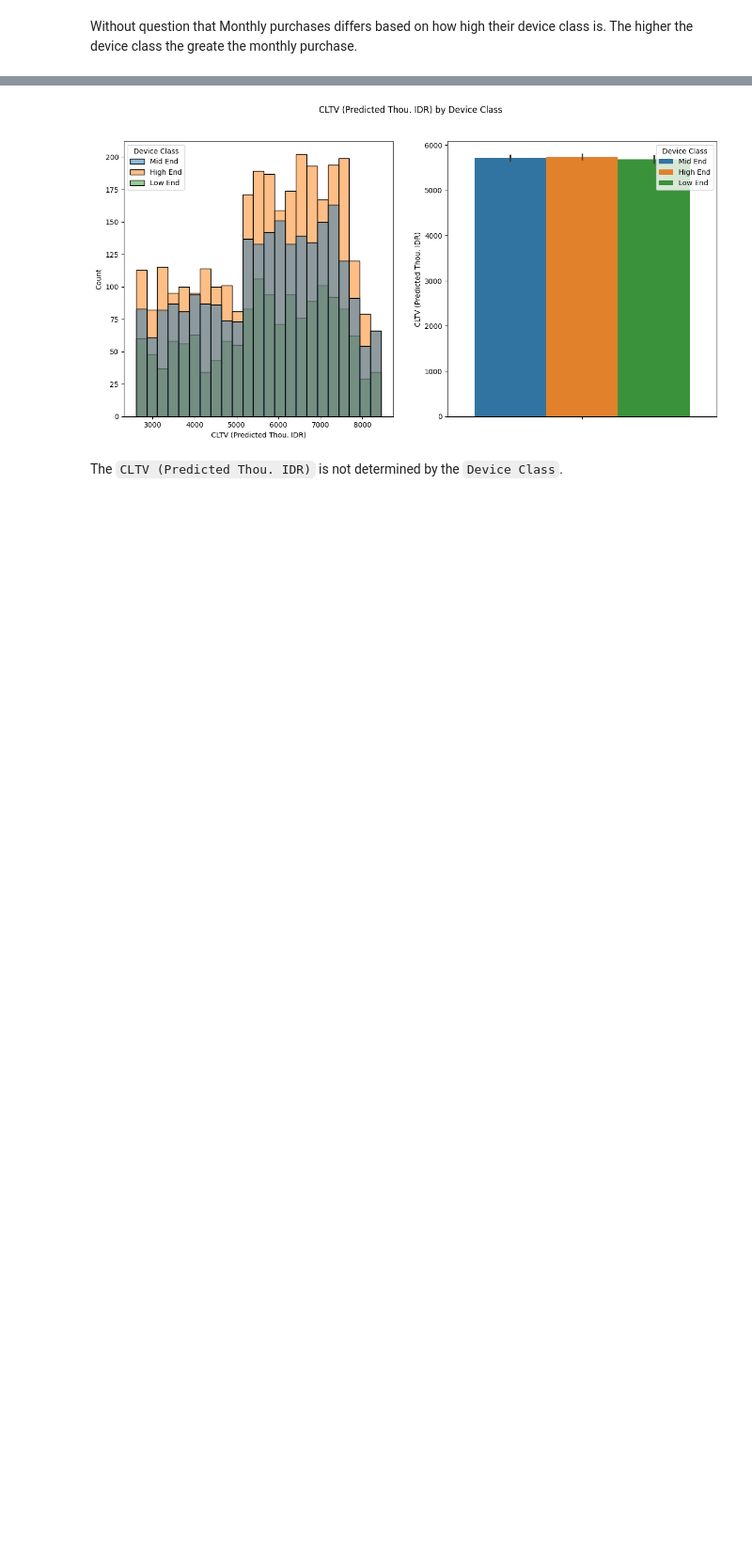
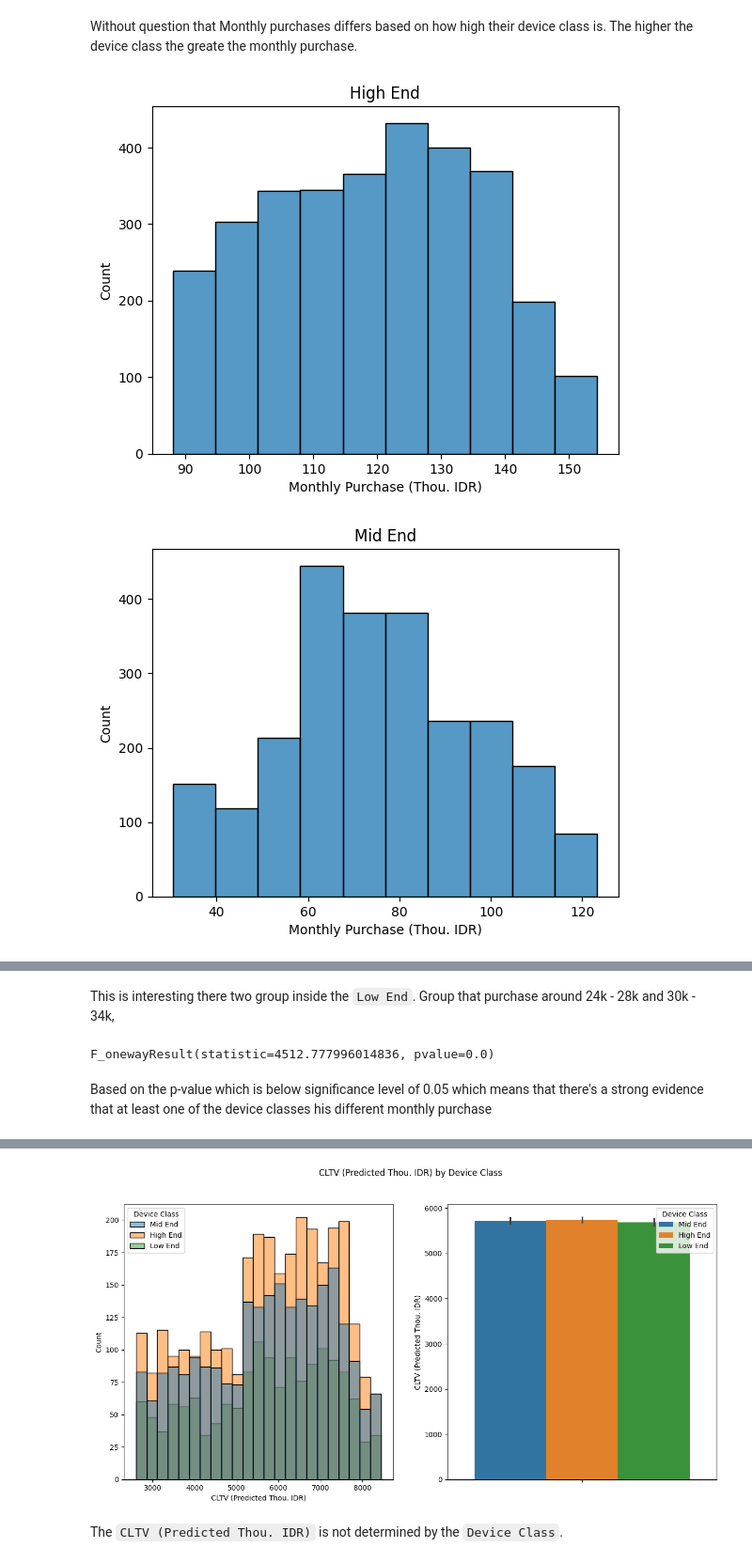
Before and after one commit to marcellinus-witarsah/data-challenge-dsw-2023, a Jupyter notebook: notebooks/02_eda.ipynb, the cells around one changed output, grey strips where cells are left out. Shown at 94% size. Saved outputs shown, nothing was run; the diff lists cells and outputs as text; code cells hidden in the pictures; blank space fills up the shorter version.

```diff
--- a/notebooks/02_eda.ipynb
+++ b/notebooks/02_eda.ipynb
@@ -85,3 +86,11 @@ plt.show()
 [figure]
 # %% [markdown]
 Without question that Monthly purchases differs based on how high their device class is. The higher the device class the greate the monthly purchase.
+# %%
+for device_class in ['High End', 'Mid End', 'Low End']:
+    ax = sns.histplot(data=df[df['Device Class'] == device_class], x='Monthly Purchase (Thou. IDR)', bins=10)
+    ax.set(title=device_class)
+    plt.show()
+# %% [output]
+[figure, added]
+[figure, added]
@@ -87,0 +98,19 @@ Without question that Monthly purchases differs based on how high their device c
+# %% [markdown]
+This is interesting there two group inside the `Low End`. Group that purchase around 24k - 28k and 30k - 34k,
+# %%
+# ANOVA test
+
+# null hypothesis: all device classes user have the same monthly purchases
+# alternative hypothesis: at least on device class user have different monthly purchases
+
+# calculate means for a sample
+low_end_sample = df.loc[df['Device Class']=="Low End", "Monthly Purchase (Thou. IDR)"].sample(500)
+mid_end_sample = df.loc[df['Device Class']=="Mid End", "Monthly Purchase (Thou. IDR)"].sample(500)
+high_end_sample = df.loc[df['Device Class']=="High End", "Monthly Purchase (Thou. IDR)"].sample(500)
+
+# calculate one way ANOVA
+stats.f_oneway(low_end_means, mid_end_means, high_end_means)
+# %% [output]
+F_onewayResult(statistic=4512.777996014836, pvalue=0.0)
+# %% [markdown]
+Based on the p-value which is below significance level of 0.05 which means that there's a strong evidence that at least one of the device classes his different monthly purchase
```
Also changed, not shown: parts of 15 cells of this notebook.
